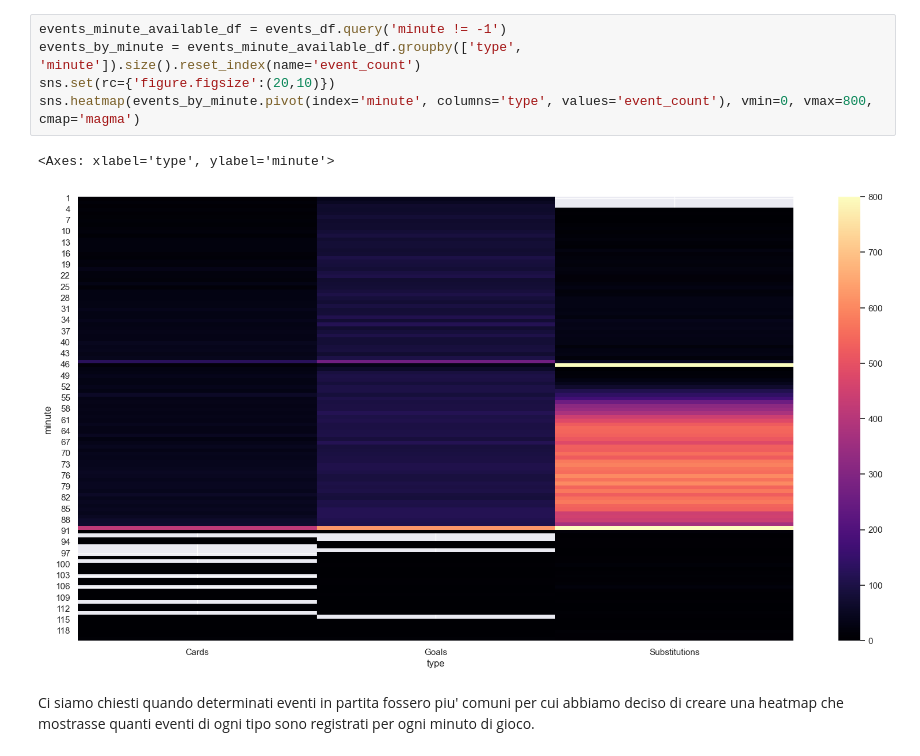
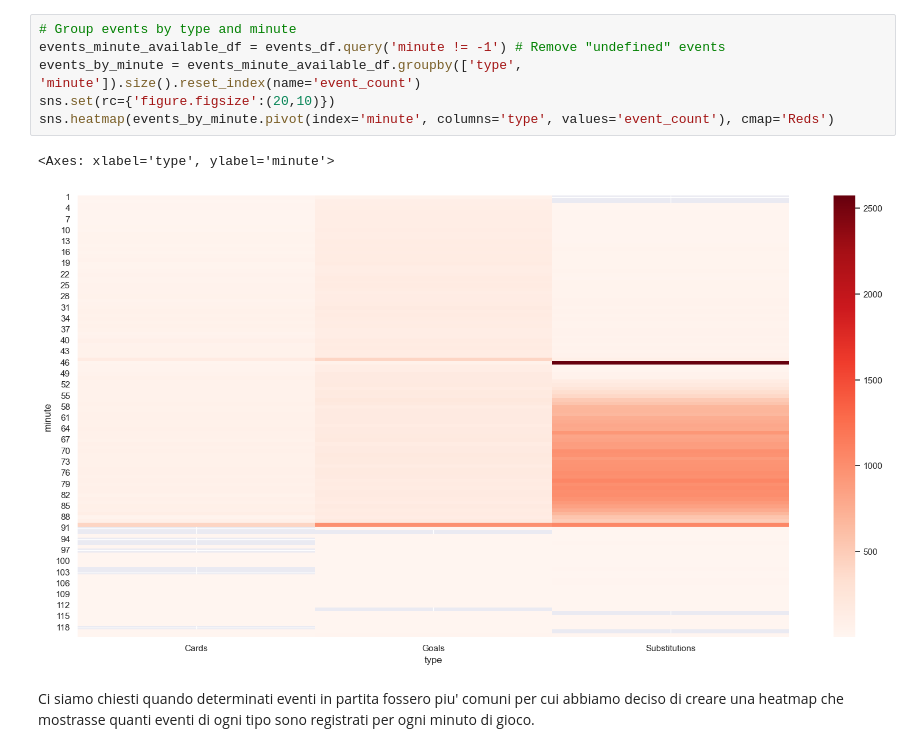
Before and after one commit to IJN-Shalma/ProgettoTWebIUM2023-2024UniTO, a Jupyter notebook: CapraraZhou/solution/JupyterDataAnalysis/CompetitionAnalysis.ipynb, the cells around one changed output. Cells and saved outputs as stored; diff of their text form.

Commit message:
Competition Analysis
Minor changes on previous code, formations heatmap, player country/value map

```diff
--- a/CapraraZhou/solution/JupyterDataAnalysis/CompetitionAnalysis.ipynb
+++ b/CapraraZhou/solution/JupyterDataAnalysis/CompetitionAnalysis.ipynb
@@ -57,11 +38,12 @@ events_df
 # %%
-events_minute_available_df = events_df.query('minute != -1')
+# Group events by type and minute
+events_minute_available_df = events_df.query('minute != -1') # Remove "undefined" events
 events_by_minute = events_minute_available_df.groupby(['type', 'minute']).size().reset_index(name='event_count')
 sns.set(rc={'figure.figsize':(20,10)})
-sns.heatmap(events_by_minute.pivot(index='minute', columns='type', values='event_count'), vmin=0, vmax=800, cmap='magma')
+sns.heatmap(events_by_minute.pivot(index='minute', columns='type', values='event_count'), cmap='Reds')
 # %% [output]
 <Axes: xlabel='type', ylabel='minute'>
-[figure, old version]
+[figure, new version]
 # %% [markdown]
 Ci siamo chiesti quando determinati eventi in partita fossero piu' comuni per cui abbiamo deciso di creare una heatmap che mostrasse quanti eventi di ogni tipo sono registrati per ogni minuto di gioco.
 # %% [markdown]
```
Also changed, not shown: parts of 25 cells of this notebook, 1 other file.
